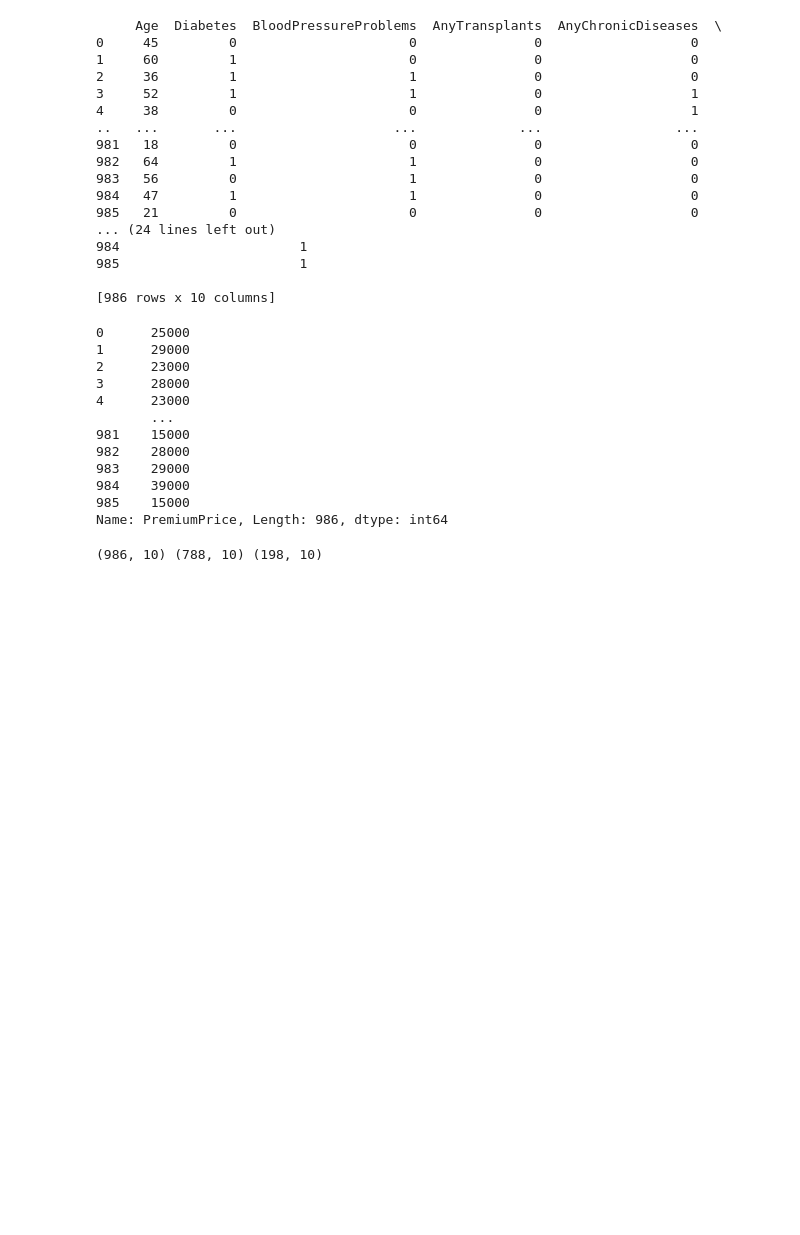
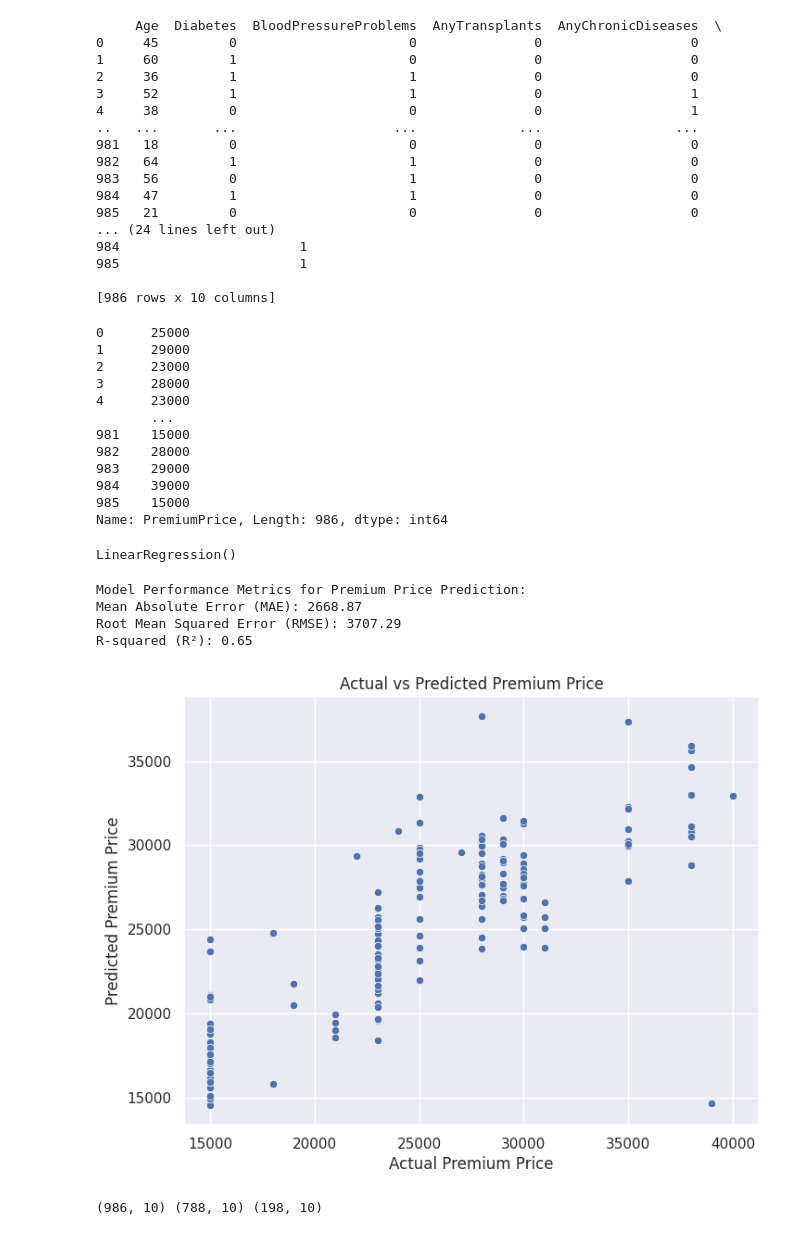
Before and after one commit to Charishma1389/-Medical-Insurance-Cost-Price-Prediction, a Jupyter notebook: medical_insurance.ipynb, the cells around one changed output. Drawn from its saved outputs; the diff is of its cells as text; code cells hidden in the pictures; blank space fills up the shorter version.

```diff
--- a/medical_insurance.ipynb
+++ b/medical_insurance.ipynb
@@ -205,3 +205,11 @@ print(Y)
 Name: PremiumPrice, Length: 986, dtype: int64
 # %%
 X_train, X_test, Y_train, Y_test = train_test_split(X, Y, test_size=0.2, random_state=2)
+# %%
+from sklearn.linear_model import LinearRegression
+model = LinearRegression()
+model.fit(X_train, Y_train)
+# %% [output]
+LinearRegression()
+# %%
+Y_pred = model.predict(X_test)
@@ -208,3 +224,25 @@ X_train, X_test, Y_train, Y_test = train_test_split(X, Y, test_size=0.2, random_
+# %%
+print("Model Performance Metrics for Premium Price Prediction:")
+print(f"Mean Absolute Error (MAE): {mae:.2f}")
+print(f"Root Mean Squared Error (RMSE): {rmse:.2f}")
+print(f"R-squared (R²): {r2:.2f}")
+# %% [output]
+Model Performance Metrics for Premium Price Prediction:
+Mean Absolute Error (MAE): 2668.87
+Root Mean Squared Error (RMSE): 3707.29
+R-squared (R²): 0.65
+# %%
+import matplotlib.pyplot as plt
+import seaborn as sns
+
+plt.figure(figsize=(8,6))
+sns.scatterplot(x=Y_test, y=Y_pred)
+plt.xlabel("Actual Premium Price")
+plt.ylabel("Predicted Premium Price")
+plt.title("Actual vs Predicted Premium Price")
+plt.show()
+# %% [output]
+[figure, added]
 # %%
 print(X.shape, X_train.shape, X_test.shape)
 # %% [output]
```
Also changed, not shown: parts of 1 cell of this notebook.
